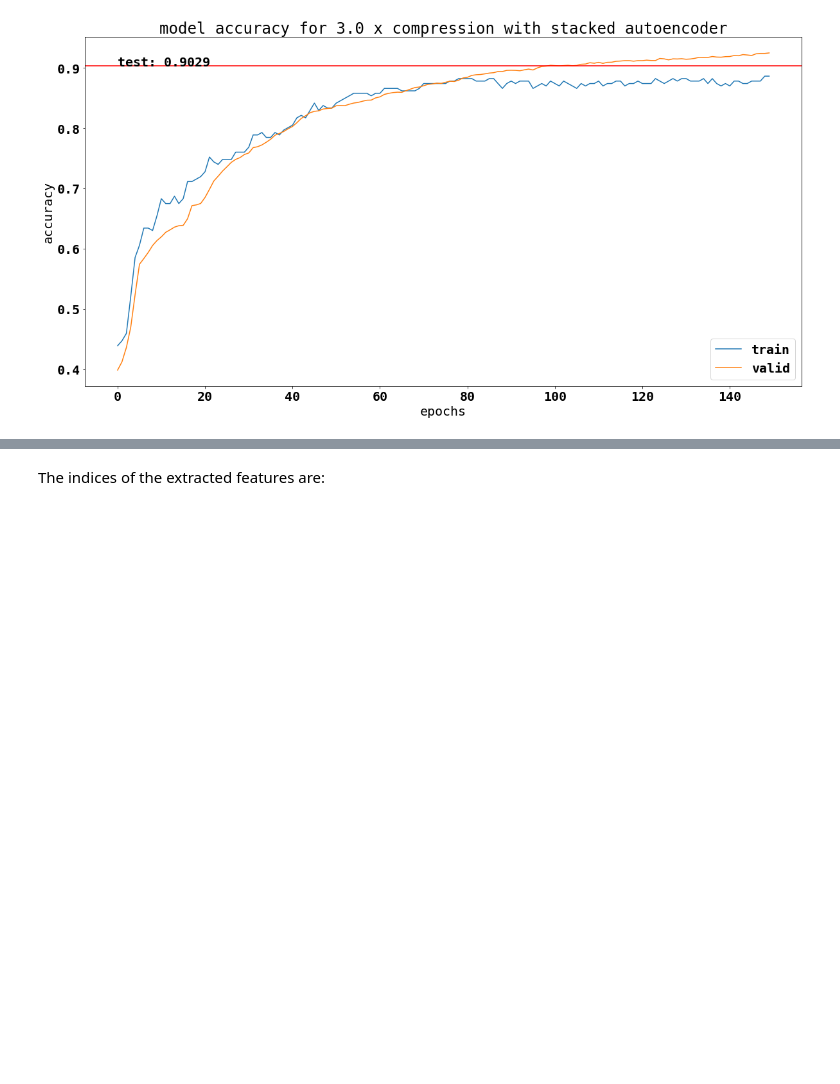
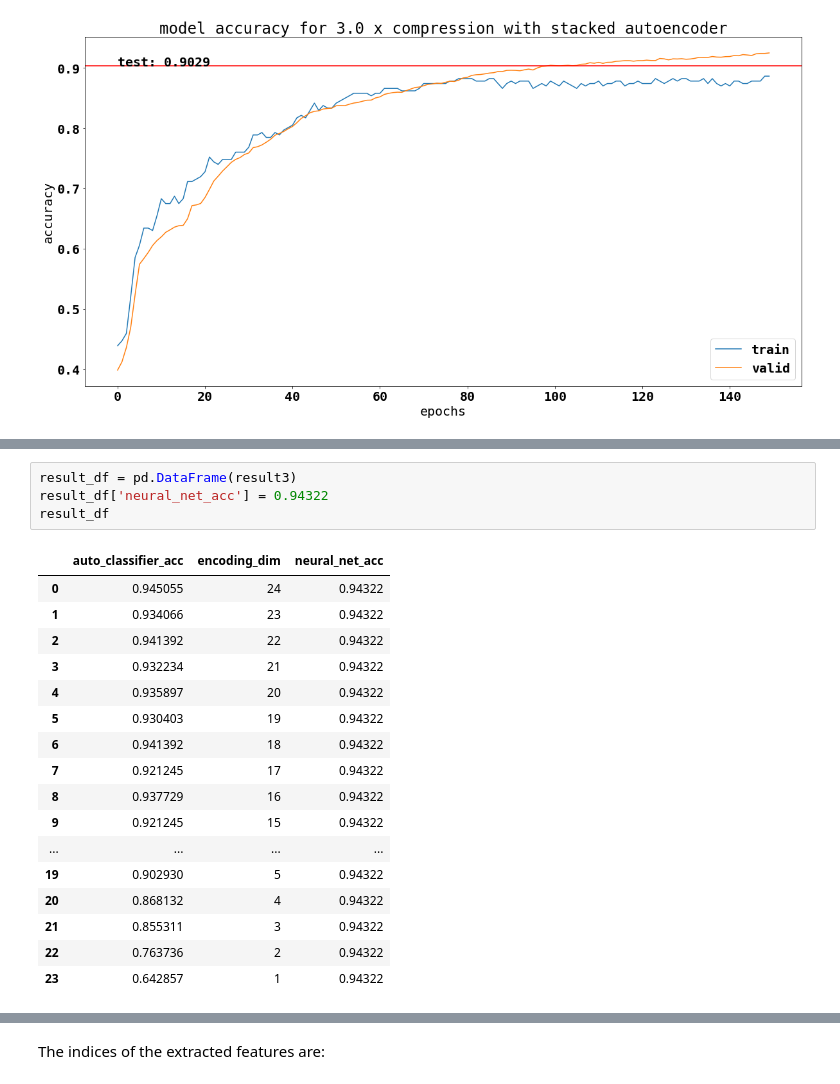
Before and after one commit to philippgrafendorfe/stackedautoencoders, a Jupyter notebook: ROBO_Autoencoder.ipynb, the cells around one changed output, grey strips where cells are left out. Saved outputs shown, nothing was run; the diff lists cells and outputs as text; blank space fills up the shorter version.

```diff
--- a/ROBO_Autoencoder.ipynb
+++ b/ROBO_Autoencoder.ipynb
@@ -332,0 +378,22 @@ plt.show()
+# %%
+result_df = pd.DataFrame(result3)
+result_df['neural_net_acc'] = 0.94322
+result_df
+# %% [output]
+|  | auto_classifier_acc | encoding_dim | neural_net_acc |
+| 0 | 0.945055 | 24 | 0.94322 |
+| 1 | 0.934066 | 23 | 0.94322 |
+| 2 | 0.941392 | 22 | 0.94322 |
+| 3 | 0.932234 | 21 | 0.94322 |
+| 4 | 0.935897 | 20 | 0.94322 |
+| 5 | 0.930403 | 19 | 0.94322 |
+| 6 | 0.941392 | 18 | 0.94322 |
+| 7 | 0.921245 | 17 | 0.94322 |
+| 8 | 0.937729 | 16 | 0.94322 |
+| 9 | 0.921245 | 15 | 0.94322 |
+| ... | ... | ... | ... |
+| 19 | 0.902930 | 5 | 0.94322 |
+| 20 | 0.868132 | 4 | 0.94322 |
+| 21 | 0.855311 | 3 | 0.94322 |
+| 22 | 0.763736 | 2 | 0.94322 |
+| 23 | 0.642857 | 1 | 0.94322 |
```
Also changed, not shown: parts of 8 cells of this notebook, 3 other files.
